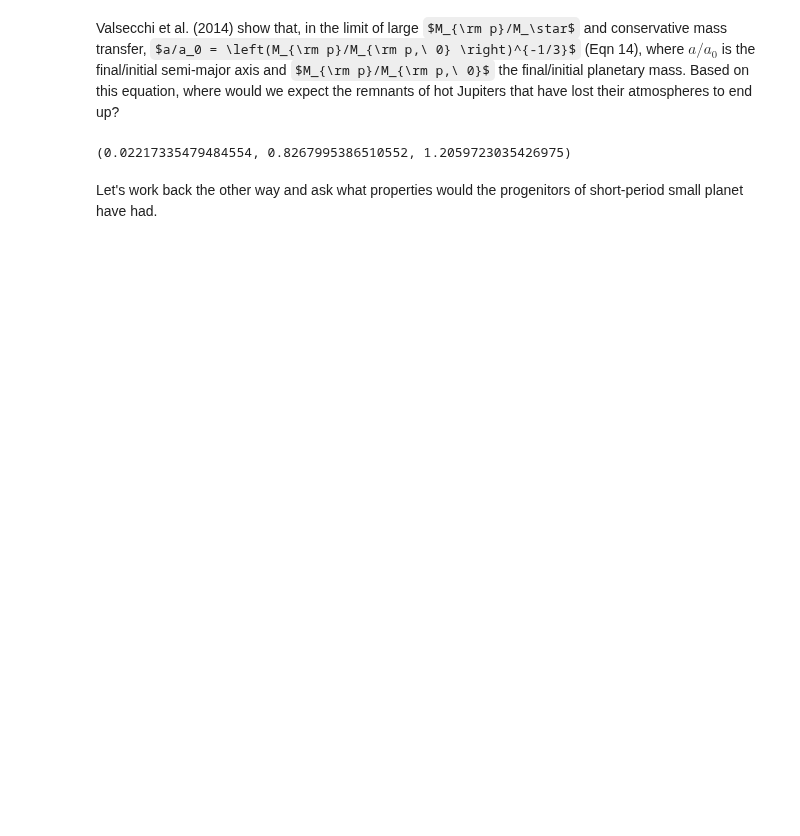
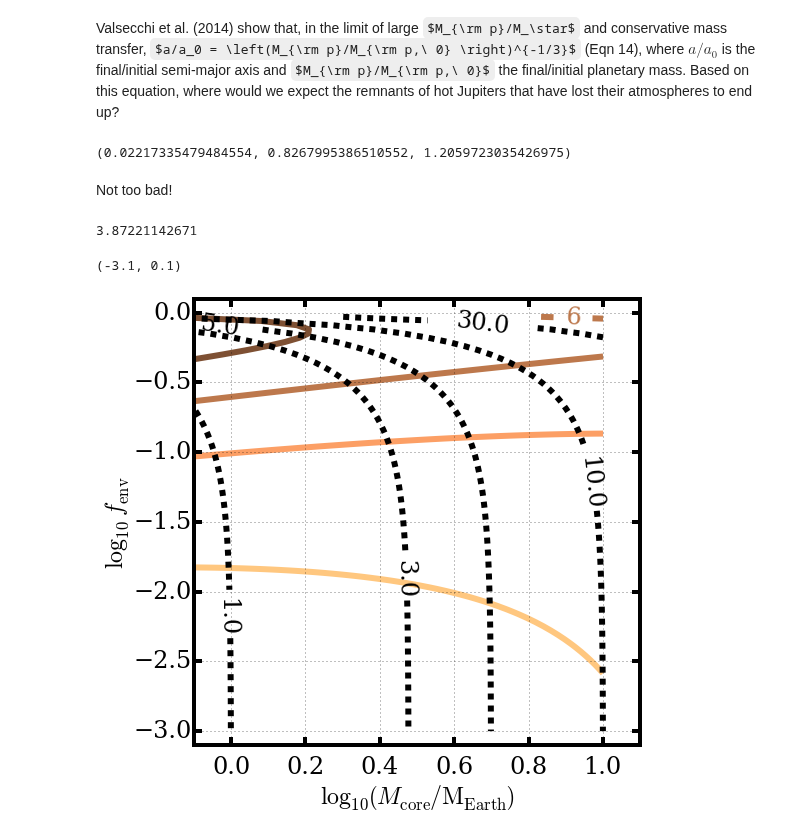
Before and after one commit to decaelus/CeMDA_tidal_evol, a Jupyter notebook: First Order Tidal Disruption Calculation.ipynb, the cells around one changed output. Drawn from its saved outputs; the diff is of its cells as text; code cells hidden in the pictures; some formulas as TeX source; blank space fills up the shorter version.

```diff
--- a/First Order Tidal Disruption Calculation.ipynb
+++ b/First Order Tidal Disruption Calculation.ipynb
@@ -7,6 +7,8 @@ import matplotlib.pyplot as plt
 
 import astropy.units as u
 from astropy.units import cds
+
+plt.rcParams['contour.negative_linestyle'] = 'solid'
 # %%
 def calc_smallq_roche_limit(q, Rp=0.1):
     return (q/3.)**(-1./3)*Rp
@@ -55,5 +57,74 @@ P = Keplers_Third_Law(a=a, Mstar=Ms)
 print(a.to('au').value, P_Roche.to('day').value, P.to('day').value)
 # %% [output]
 (0.02217335479484554, 0.8267995386510552, 1.2059723035426975)
-# %% [markdown]
-Let's work back the other way and ask what properties would the progenitors of short-period small planet have had.
+# %% [markdown]
+Not too bad!
+# %%
+#These models come from Lopez & Fortney (2013 -- http://iopscience.iop.org/article/10.1088/0004-637X/792/1/1/meta)
+
+def Lopez_core_radius(Mcore):
+    MEarth = 1.*cds.Mgeo
+    REarth = 1.*cds.Rgeo
+
+    return ((Mcore/MEarth).value)**(0.25)*REarth
+
+def Lopez_Renv(Mp, fenv=0.05, Fp=1., age=5e9*u.year):
+    MEarth = 1.*cds.Mgeo
+    fenv_baseline = 0.05
+    Fp_baseline = 1.
+    age_baseline = 5e9*u.year
+
+    return 2.06*cds.Rgeo*((Mp/MEarth).value)**(-0.21)*\
+            (fenv/fenv_baseline)**(0.59)*\
+            (Fp/Fp_baseline)**(0.044)*\
+            ((age/age_baseline).value)**(-0.18)
+
+#Ignores the apparently small contribution from the radiative exterior
+def Lopez_superearth_radius(Mp, fenv=0.05, Fp=1., age=5e9*u.year):
+    Mcore = (1. - fenv)*Mp
+    Rcore = Lopez_core_radius(Mcore)
+
+    Renv = Lopez_Renv(Mp, fenv=fenv, Fp=Fp, age=age)
+
+    return (Rcore + Renv).value
+
+print(Lopez_superearth_radius(1.78*cds.Mgeo, fenv=0.1))
+# %% [output]
+3.87221142671
+# %%
+Mcores = 10**(np.linspace(-1., 1., 100))*cds.Mgeo
+fenvs = 10**(np.linspace(-3., 0., 101))
+#Drop the very last one so I don't get a divide-by-zero error
+fenvs = fenvs[:-1]
+
+Mps = np.empty((len(Mcores), len(fenvs)))
+Rps = np.empty((len(Mcores), len(fenvs)))
+for i in range(len(Mcores)):
+    for j in range(len(fenvs)):
+
+        cur_Mp = Mcores[i]/(1. - fenv[j])
+        Mps[i,j] = cur_Mp.value
+        Rps[i,j] = Lopez_superearth_radius(cur_Mp, fenv=fenvs[j])
+
+fenvs = np.outer(np.ones_like(fenvs), fenvs)
+Mcores = np.outer(Mcores, np.ones_like(Mcores))
+
+fig = plt.figure(figsize=(8,8))
+ax = fig.add_subplot(111)
+
+lvls = [2, 4, 6, 8, 10, 12]
+CS = ax.contour(np.log10(Mcores), np.log10(fenvs), Rps, cmap='copper_r', linewidths=6, levels=lvls)
+ax.clabel(CS, inline=1, fontsize=24, fmt='%i')
+
+lvls = [1, 3, 5, 10, 30]
+CS = ax.contour(np.log10(Mcores), np.log10(fenvs), Mps, colors='k', linewidths=6, linestyles='dashed', levels=lvls)
+ax.clabel(CS, inline=1, fontsize=24, fmt='%.1f')
+
+ax.set_xlabel('$\\log_{10} \\left( M_{\\rm core}/{\\rm M_{Earth}}\\right)$')
+ax.set_ylabel('$\\log_{10}\ f_{\\rm env}$')
+
+ax.set_xlim([-0.1, 1.1])
+ax.set_ylim([-3.1, 0.1])
+# %% [output]
+(-3.1, 0.1)
+[figure, added]
```
Also changed, not shown: 1 other file.
